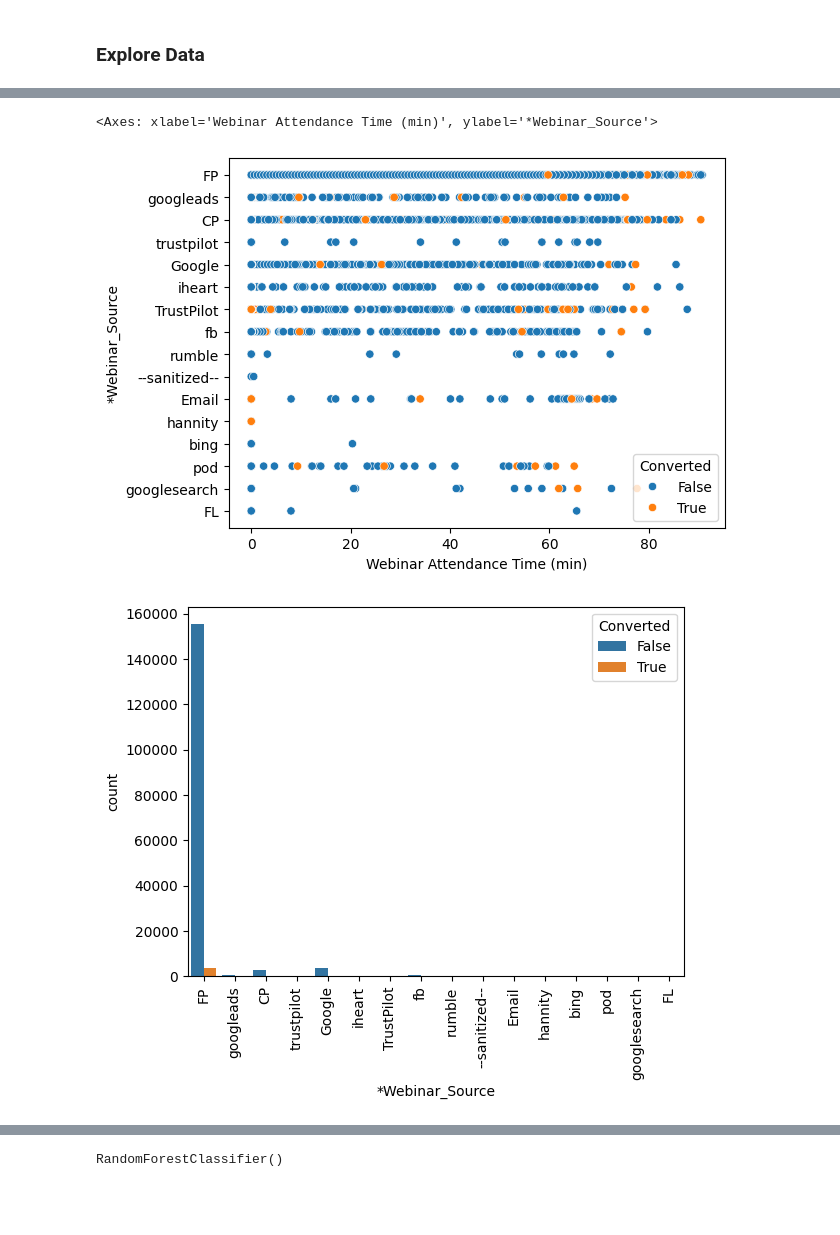
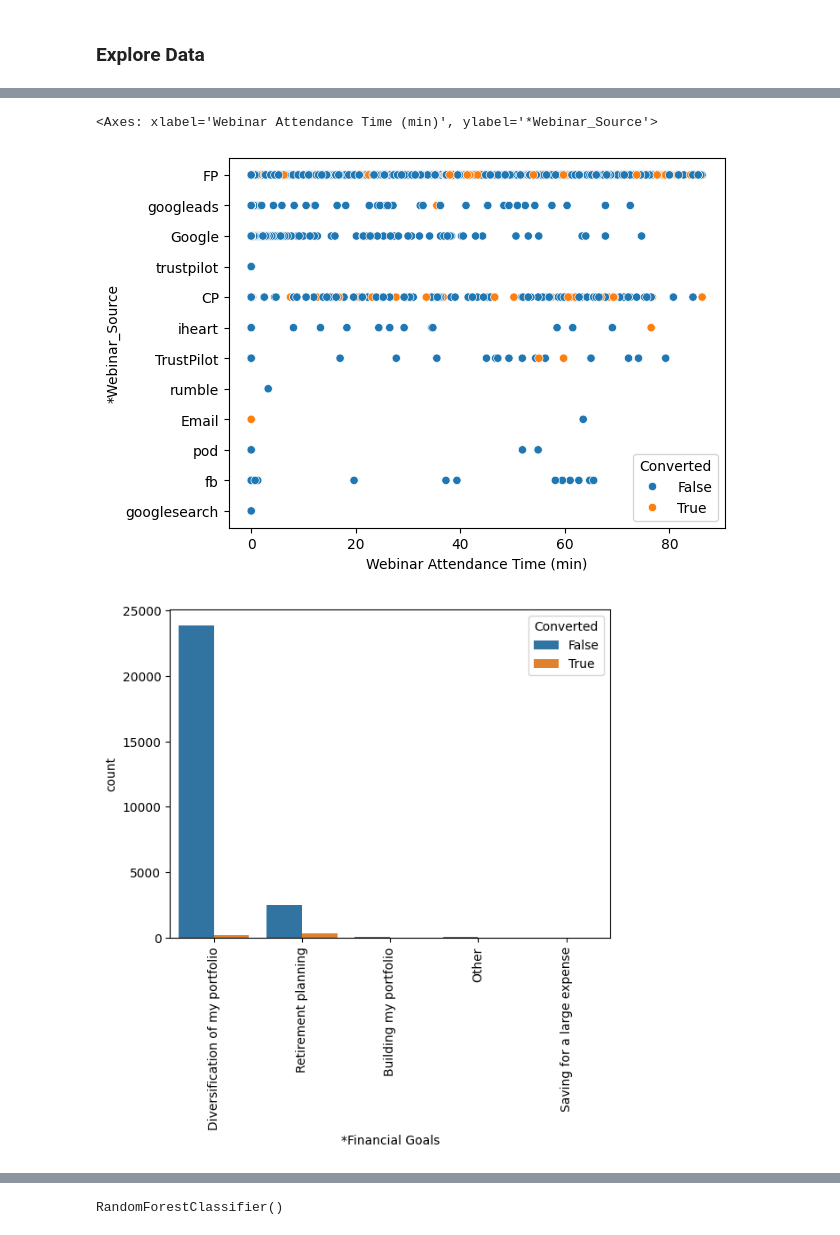
Before and after one commit to hannah-nevel/Personal-Portfolio, a Jupyter notebook: lead_prioritizing_model.ipynb, the cells around one changed output, grey strips where cells are left out. Drawn from its saved outputs; the diff is of its cells as text; code cells hidden in the pictures; blank space fills up the shorter version.

Commit message:
Add files via upload
Exploratory Data Analysis with active lead data used to inform predictive model development

```diff
--- a/lead_prioritizing_model.ipynb
+++ b/lead_prioritizing_model.ipynb
@@ -20,7 +20,7 @@ import matplotlib.pyplot as plt
 # %%
 pd.options.display.max_rows = 4000
 # %%
-path = "C:\\Users\\Hannah Nevel\\Documents\\Modeling\\Model Data\\3_12_2024_leads.csv"
+path = "C:\\Users\\Hannah Nevel\\Documents\\Modeling\\Model Data\\3_19_2024_leaddata.csv"
 lead_data = pd.read_csv(path)
 lead_data
 # %% [output]
@@ -44,9 +44,9 @@ lead_data.drop(columns =['ID','Account ID','Job Title', 'Email', 'First Name', '
     	'*Investment Record Type',	'*Signature Date',	'*Bond Rate',	'*Contact Owner',	'*Investment Disposition','*IRA Custodian','*Investment Owner',\
             '*sha256',	'*sha256_1','*MAID','*Email Activity','*Website Scoring','*Current Capital','*Webinar Reg D Amount','*Portal Password','*Portal Username',\
                 '*Google Term Value','*Google Form Amount','*Last Engaged Date','*Preferred Payment Method','*Legal Name','*Subscription Reg Amount','*Referrer','*Fund ID'\
-                    ,'*Purchased Units','*Investor ID','*Birth Month','*Birth Year','*Zipcode FC','*Investor Status','Organization', 'Account (previously Organization)','*Accredidation',\
+                    ,'*Purchased Units','*Investor ID','*Birth Month','*Zipcode FC','*Investor Status','Organization', 'Account (previously Organization)','*Accredidation',\
                         '*Webinar Follow-up','*Fund Name','*Capital Contribution','*Ownership Type','*Purchase Type','*Fund Title','*OnDemand Reg Amount','*Address','*Apartment or Suite Number',\
-                            '*Subscription Reg City','*Subscription Reg State','*Investor PIN'], inplace = True)
+                            '*Subscription Reg City','*Subscription Reg State','*Investor PIN','*Chat Selection'], inplace = True)
 lead_data.rename(columns = {'*Attendance Time':'Webinar Attendance Time (min)'}, inplace = True)
 lead_data.drop_duplicates(subset=None, inplace=True)
 # %%
@@ -156,4 +179,4 @@ Name: Webinar Attendance Time (min), dtype: float64
 sns.scatterplot(data=lead_data, y='*Webinar_Source',x='Webinar Attendance Time (min)',hue='Converted')
 # %% [output]
 <Axes: xlabel='Webinar Attendance Time (min)', ylabel='*Webinar_Source'>
-[figure, old version]
+[figure, new version]
@@ -160,8 +185,8 @@ sns.scatterplot(data=lead_data, y='*Webinar_Source',x='Webinar Attendance Time (
 # %%
-sns.countplot(x = "*Webinar_Source", hue = "Converted", data = lead_data)
+sns.countplot(x = "*Financial Goals", hue = "Converted", data = lead_data)
 
 plt.xticks(rotation = 90)
 plt.show()
 # %% [output]
-[figure, old version]
+[figure, new version]
 # %%
```
Also changed, not shown: parts of 29 cells of this notebook.
